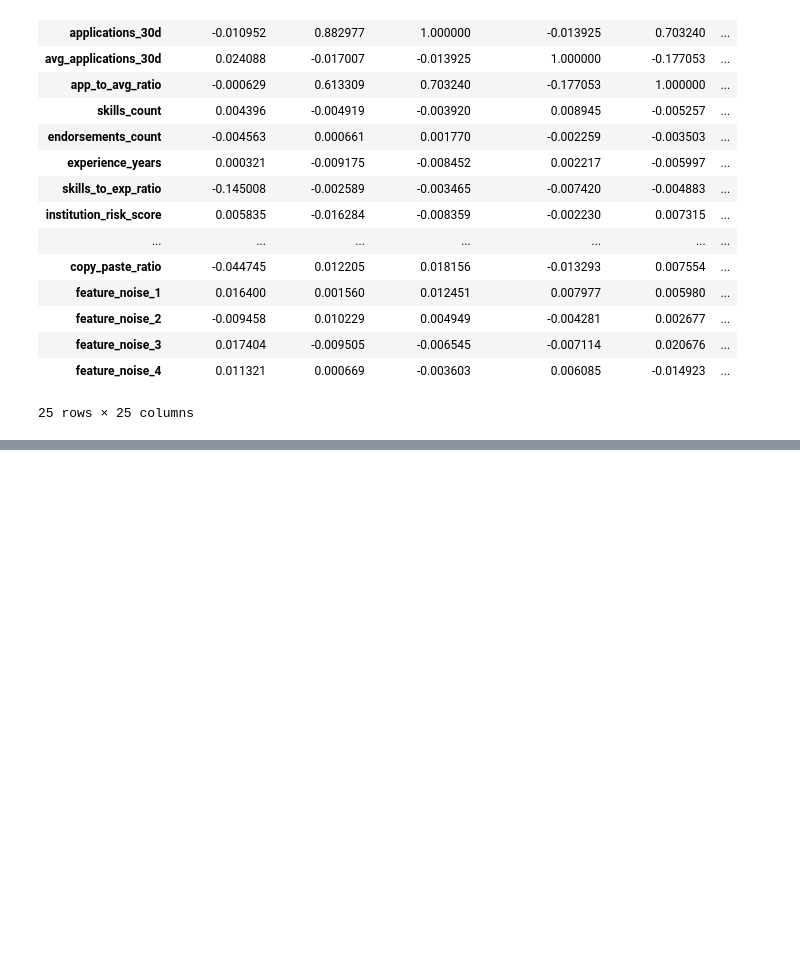
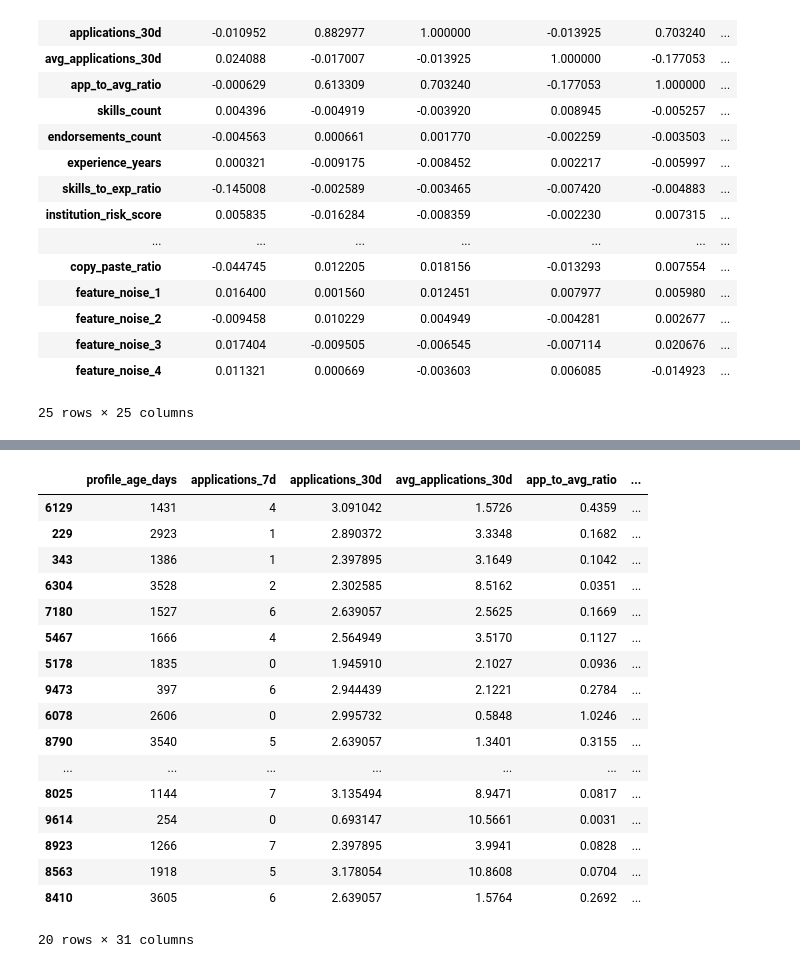
Before and after one commit to LakshyaKSingh/EightfoldAIAgenticAmongus, a Jupyter notebook: Inisight_Forge.ipynb, the cells around one changed output, grey strips where cells are left out. Drawn from its saved outputs; the diff is of its cells as text; code cells hidden in the pictures; blank space fills up the shorter version.

```diff
--- a/Inisight_Forge.ipynb
+++ b/Inisight_Forge.ipynb
@@ -74,0 +316,21 @@ df.corr()
+# %%
+df.sample(20)
+# %% [output]
+|  | profile_age_days | applications_7d | applications_30d | avg_applications_30d | app_to_avg_ratio | ... |
+| 6129 | 1431 | 4 | 3.091042 | 1.5726 | 0.4359 | ... |
+| 229 | 2923 | 1 | 2.890372 | 3.3348 | 0.1682 | ... |
+| 343 | 1386 | 1 | 2.397895 | 3.1649 | 0.1042 | ... |
+| 6304 | 3528 | 2 | 2.302585 | 8.5162 | 0.0351 | ... |
+| 7180 | 1527 | 6 | 2.639057 | 2.5625 | 0.1669 | ... |
+| 5467 | 1666 | 4 | 2.564949 | 3.5170 | 0.1127 | ... |
+| 5178 | 1835 | 0 | 1.945910 | 2.1027 | 0.0936 | ... |
+| 9473 | 397 | 6 | 2.944439 | 2.1221 | 0.2784 | ... |
+| 6078 | 2606 | 0 | 2.995732 | 0.5848 | 1.0246 | ... |
+| 8790 | 3540 | 5 | 2.639057 | 1.3401 | 0.3155 | ... |
+| ... | ... | ... | ... | ... | ... | ... |
+| 8025 | 1144 | 7 | 3.135494 | 8.9471 | 0.0817 | ... |
+| 9614 | 254 | 0 | 0.693147 | 10.5661 | 0.0031 | ... |
+| 8923 | 1266 | 7 | 2.397895 | 3.9941 | 0.0828 | ... |
+| 8563 | 1918 | 5 | 3.178054 | 10.8608 | 0.0704 | ... |
+| 8410 | 3605 | 6 | 2.639057 | 1.5764 | 0.2692 | ... |
+20 rows × 31 columns
```
Also changed, not shown: parts of 33 cells of this notebook, 2 other files.
